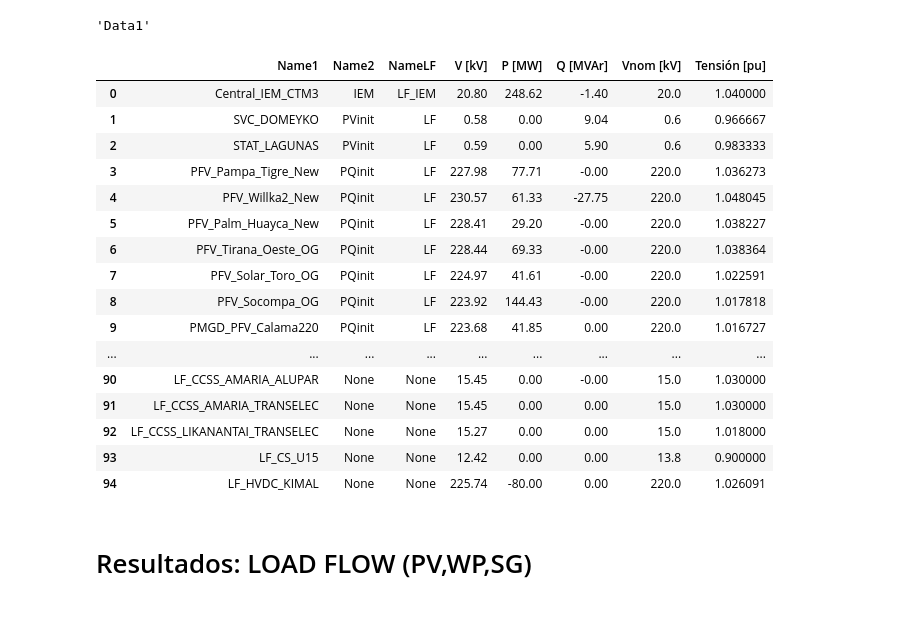
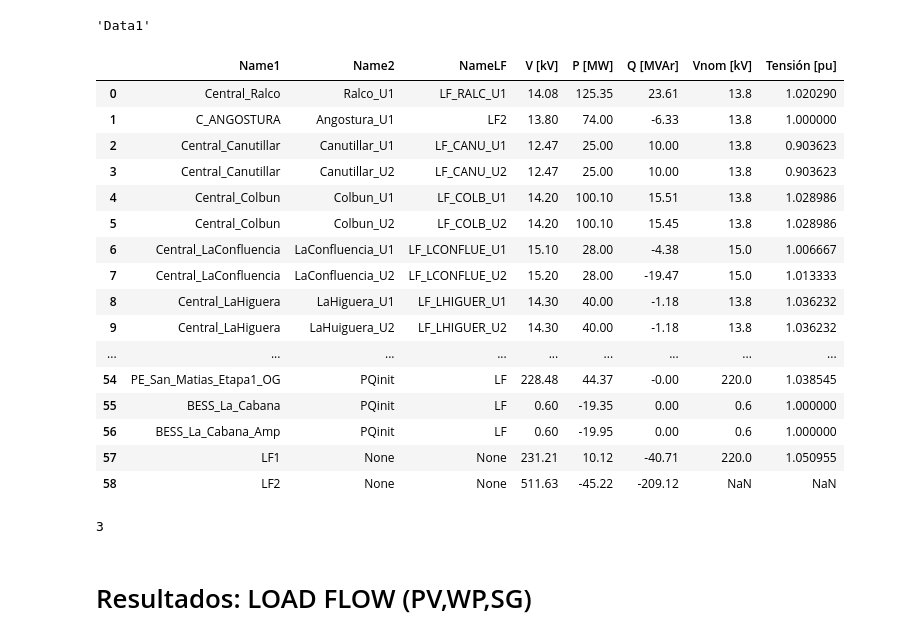
Before and after one commit to fabiMM94/Fabi_Casa_CEN, a Jupyter notebook: Resultados_EMTP.ipynb, the cells around one changed output. Saved outputs shown, nothing was run; the diff lists cells and outputs as text; code cells hidden in the pictures.

```diff
--- a/Resultados_EMTP.ipynb
+++ b/Resultados_EMTP.ipynb
@@ -106,7 +106,8 @@ a
 'Data1'
 # %%
 # Aqui coloco el nombre del archivo como string
-archivo = "2024.11.08 1047 SEN 2030 Norte_BVG Norte_lf.html"
+archivo = "2024.11.14 1100 SEN 2030 Sur paso 1_lf.html"
+#archivo = "2024.11.08 1047 SEN 2030 Norte_BVG Norte_lf.html"
 #archivo = "SEN 2025 VRE Peak 85 VRE_g1_10 steps_lf.html"
 
 excel = "Datos_nom_v1.xlsx"
@@ -134,53 +135,79 @@ valores_filtrar = ['PVbus', 'Slack', 'PQbus']
 df_GEN = df[df['Type'].isin(valores_filtrar)]
 # Data frame vacio de columnas definidas
 columnas = ["V [kV]","P [MW]","Q [MVAr]"]
 df_GEN_F = pd.DataFrame(columns=columnas)
 
 df_GEN_F['P [MW]']=df_GEN['P (W)'].apply(Transformación_MW_MVAR)
 df_GEN_F['Q [MVAr]']=df_GEN['Q (VAR)'].apply(Transformación_MW_MVAR)
 df_GEN_F["V [kV]"] = df_GEN["Vabc (kVRMSLL,deg) phasor"].apply(obtener_V_op)
 df_GEN_F['Vnom [kV]'] = df_GEN_F["V [kV]"].apply(analizar_numero) #Arreglo
 
 
 
 #aqui la colummna device la expando para obtener 3 columnas de tal forma que coincida con lo anterior
 Nombres = df_GEN['Device'].str.split('/', expand=True)
-Nombres.columns = ['Name1', 'Name2', 'NameLF',"Name4"]
-# Esto entrega la tabla de resultados de todas las centrales del HTML
-df_GEN_Final = pd.concat([Nombres,df_GEN_F], axis=1)
-df_GEN_Final = df_GEN_Final.drop(columns=['Name4']) #no tiene nada util
+if  len(Nombres.columns) > 3 :
+    Nombres.columns = ['Name1', 'Name2', 'NameLF',"Name4"]
+    # Esto entrega la tabla de resultados de todas las centrales del HTML
+    df_GEN_Final = pd.concat([Nombres,df_GEN_F], axis=1)
+    df_GEN_Final = df_GEN_Final.drop(columns=['Name4']) #no tiene nada util
+else :
+    Nombres.columns = ['Name1', 'Name2', 'NameLF']
+    df_GEN_Final = pd.concat([Nombres,df_GEN_F], axis=1)
+
+
+
 
 
 # PARCHES
 df_GEN_Final.loc[df_GEN_Final['Name1'].str.contains('CCSS|CS', case=False, na=False), 'Vnom [kV]'] = 15
 df_GEN_Final.loc[df_GEN_Final['Name1'].isin(['LF_CS_U15']), 'Vnom [kV]'] = 13.8
 df_GEN_Final.loc[df_GEN_Final['Name1'].isin(['Central_IEM_CTM3'	]), 'Vnom [kV]'] = 20
+df_GEN_Final.loc[df_GEN_Final['Name1'].isin(['Central_EL_Paso'	]), 'Vnom [kV]'] = 10.5
 
+ ##------------------------Sobre escribo datos nominales------------------------------------
+
+N = len(df_GEN_Final)
+for fila in range(N):
+    Name1= df_GEN_Final.at[fila,"Name1"]
+    Name2= df_GEN_Final.at[fila,"Name2"]
+    NameLF= df_GEN_Final.at[fila,"NameLF"]
+    result = V_nominal[(V_nominal['Name1'] == Name1) &
+                                 (V_nominal['Name2'] == Name2) &
+                                 (V_nominal['NameLF'] == NameLF)]
+    if len(result)== 1:
+        df_GEN_Final.at[fila,"Vnom [kV]"] =result["Tensión Nominal [kV]"]
+    else:
+        continue
 # Escribo V pu
 df_GEN_Final['Tensión [pu]'] = df_GEN_Final["V [kV]"]/df_GEN_Final['Vnom [kV]']
 pd.set_option('display.max_rows', 140)
 #with pd.ExcelWriter('Resultados_.xlsx') as writer:
  #   df_GEN_F.to_excel(writer, sheet_name='LFcargas',index=False)
 Tabla_LF_GEN=df_GEN_Final
 Tabla_LF_GEN
 # %% [output]
 |  | Name1 | Name2 | NameLF | V [kV] | P [MW] | Q [MVAr] | Vnom [kV] | Tensión [pu] |
-| 0 | Central_IEM_CTM3 | IEM | LF_IEM | 20.80 | 248.62 | -1.40 | 20.0 | 1.040000 |
-| 1 | SVC_DOMEYKO | PVinit | LF | 0.58 | 0.00 | 9.04 | 0.6 | 0.966667 |
-| 2 | STAT_LAGUNAS | PVinit | LF | 0.59 | 0.00 | 5.90 | 0.6 | 0.983333 |
-| 3 | PFV_Pampa_Tigre_New | PQinit | LF | 227.98 | 77.71 | -0.00 | 220.0 | 1.036273 |
-| 4 | PFV_Willka2_New | PQinit | LF | 230.57 | 61.33 | -27.75 | 220.0 | 1.048045 |
-| 5 | PFV_Palm_Huayca_New | PQinit | LF | 228.41 | 29.20 | -0.00 | 220.0 | 1.038227 |
-| 6 | PFV_Tirana_Oeste_OG | PQinit | LF | 228.44 | 69.33 | -0.00 | 220.0 | 1.038364 |
-| 7 | PFV_Solar_Toro_OG | PQinit | LF | 224.97 | 41.61 | -0.00 | 220.0 | 1.022591 |
-| 8 | PFV_Socompa_OG | PQinit | LF | 223.92 | 144.43 | -0.00 | 220.0 | 1.017818 |
-| 9 | PMGD_PFV_Calama220 | PQinit | LF | 223.68 | 41.85 | 0.00 | 220.0 | 1.016727 |
+| 0 | Central_Ralco | Ralco_U1 | LF_RALC_U1 | 14.08 | 125.35 | 23.61 | 13.8 | 1.020290 |
+| 1 | C_ANGOSTURA | Angostura_U1 | LF2 | 13.80 | 74.00 | -6.33 | 13.8 | 1.000000 |
+| 2 | Central_Canutillar | Canutillar_U1 | LF_CANU_U1 | 12.47 | 25.00 | 10.00 | 13.8 | 0.903623 |
+| 3 | Central_Canutillar | Canutillar_U2 | LF_CANU_U2 | 12.47 | 25.00 | 10.00 | 13.8 | 0.903623 |
+| 4 | Central_Colbun | Colbun_U1 | LF_COLB_U1 | 14.20 | 100.10 | 15.51 | 13.8 | 1.028986 |
+| 5 | Central_Colbun | Colbun_U2 | LF_COLB_U2 | 14.20 | 100.10 | 15.45 | 13.8 | 1.028986 |
+| 6 | Central_LaConfluencia | LaConfluencia_U1 | LF_LCONFLUE_U1 | 15.10 | 28.00 | -4.38 | 15.0 | 1.006667 |
+| 7 | Central_LaConfluencia | LaConfluencia_U2 | LF_LCONFLUE_U2 | 15.20 | 28.00 | -19.47 | 15.0 | 1.013333 |
+| 8 | Central_LaHiguera | LaHiguera_U1 | LF_LHIGUER_U1 | 14.30 | 40.00 | -1.18 | 13.8 | 1.036232 |
+| 9 | Central_LaHiguera | LaHuiguera_U2 | LF_LHIGUER_U2 | 14.30 | 40.00 | -1.18 | 13.8 | 1.036232 |
 | ... | ... | ... | ... | ... | ... | ... | ... | ... |
-| 90 | LF_CCSS_AMARIA_ALUPAR | None | None | 15.45 | 0.00 | -0.00 | 15.0 | 1.030000 |
-| 91 | LF_CCSS_AMARIA_TRANSELEC | None | None | 15.45 | 0.00 | 0.00 | 15.0 | 1.030000 |
-| 92 | LF_CCSS_LIKANANTAI_TRANSELEC | None | None | 15.27 | 0.00 | 0.00 | 15.0 | 1.018000 |
-| 93 | LF_CS_U15 | None | None | 12.42 | 0.00 | 0.00 | 13.8 | 0.900000 |
-| 94 | LF_HVDC_KIMAL | None | None | 225.74 | -80.00 | 0.00 | 220.0 | 1.026091 |
+| 54 | PE_San_Matias_Etapa1_OG | PQinit | LF | 228.48 | 44.37 | -0.00 | 220.0 | 1.038545 |
+| 55 | BESS_La_Cabana | PQinit | LF | 0.60 | -19.35 | 0.00 | 0.6 | 1.000000 |
+| 56 | BESS_La_Cabana_Amp | PQinit | LF | 0.60 | -19.95 | 0.00 | 0.6 | 1.000000 |
+| 57 | LF1 | None | None | 231.21 | 10.12 | -40.71 | 220.0 | 1.050955 |
+| 58 | LF2 | None | None | 511.63 | -45.22 | -209.12 | NaN | NaN |
+# %%
+len(Nombres.columns)
+# %% [output]
+3
 # %% [markdown]
 # Resultados: LOAD FLOW (PV,WP,SG)
 # %%
```
Also changed, not shown: parts of 2 cells of this notebook, 21 other files.
